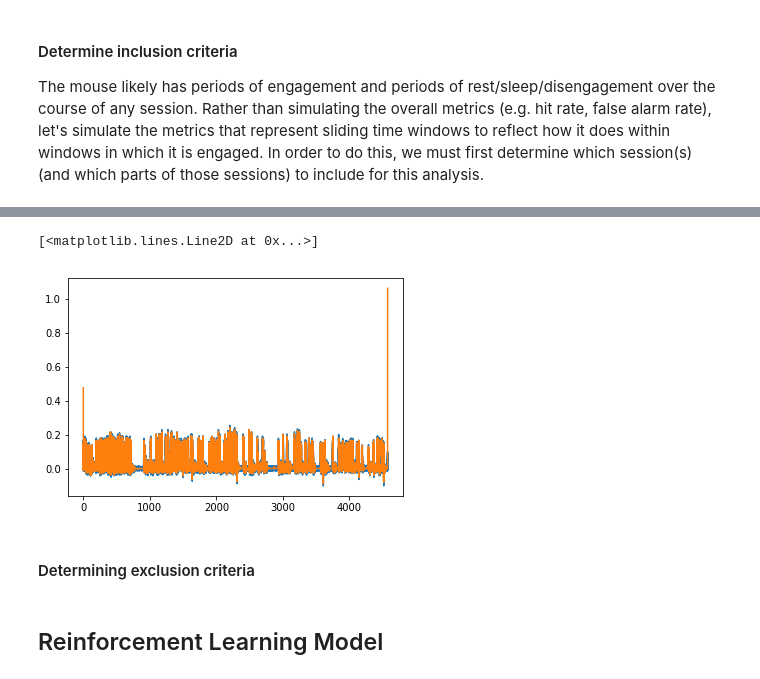
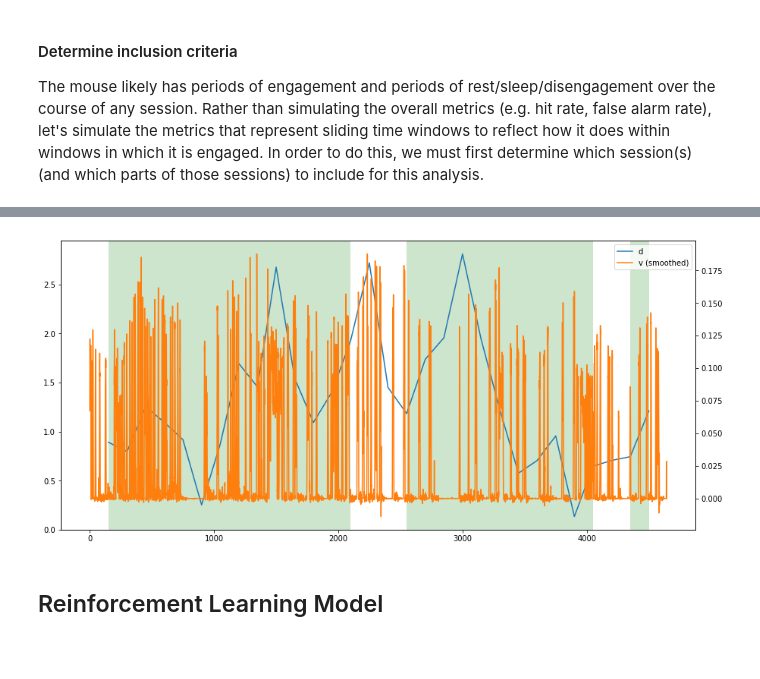
Before and after one commit to jbwebb8/foraging-analysis, a Jupyter notebook: patch_foraging_simulation.ipynb, the cells around one changed output, grey strips where cells are left out. Drawn from its saved outputs; the diff is of its cells as text; code cells hidden in the pictures; blank space fills up the shorter version.

```diff
--- a/patch_foraging_simulation.ipynb
+++ b/patch_foraging_simulation.ipynb
@@ -1325,21 +1344,30 @@ dt = f['UntitledWheelTime']['Property']['wf_increment'][0]
-# %%
-#from scipy.interpolate import interp1d
-#v_t = interp1d(t * t_total/t[-1], v)
-#tt = np.linspace(0, t_total, 5000)
-#plt.figure(figsize=(15, 10))
-#plt.plot(tt, v_t(tt))
-plt.plot(t*t_total/t[-1], v)
-filt = np.
-
-plt.plot(t*t_total/t[-1], v_smooth)
-# Plot patch and interpatch times to see if aligned
-# %% [output]
-[<matplotlib.lines.Line2D at 0x...>]
-[figure, removed]
-# %% [markdown]
-#### Determining exclusion criteria
-# %%
-i=9
+# %%
+# Convert active time bins to array of time points
+idx_sig = tt_sig.astype(np.int32) + np.roll(tt_sig.astype(np.int32), -1)
+idx_sig = np.argwhere(idx_sig == 1).flatten()
+if tt_sig[0] and tt_sig[1]:
+    idx_sig = np.insert(idx_sig, 0, 0)
+if tt_sig[-1] and tt_sig[0]:
+    idx_sig = np.append(idx_sig, len(tt_)-1)
+t_sig = tt_[idx_sig].reshape([-1, 2])
+
+# Decide how to handle ends of active times, depending on overlap between adjacent bins
+#t_sig += np.array([-dt_bin//2, dt_bin//2])
+
+# Plot significant time bins
+fig, ax = plt.subplots(figsize=(15, 7))
+l1 = ax.plot(tt_, dp, label='d')
+ax2 = ax.twinx()
+for _ in range(1):
+    next(ax2._get_lines.prop_cycler)
+l2 = ax2.plot(t_v, v_smooth, label='v (smoothed)')
+for i in range(t_sig.shape[0]):
+    l3 = ax.axvspan(*t_sig[i], facecolor='g', alpha=0.2)
+lns = l1 + l2
+labs = [l.get_label() for l in lns]
+_ = ax.legend(lns, labs)
+# %% [output]
+[figure, added]
 # %% [markdown]
 ## Reinforcement Learning Model
 # %%
```
Also changed, not shown: parts of 10 cells of this notebook.
